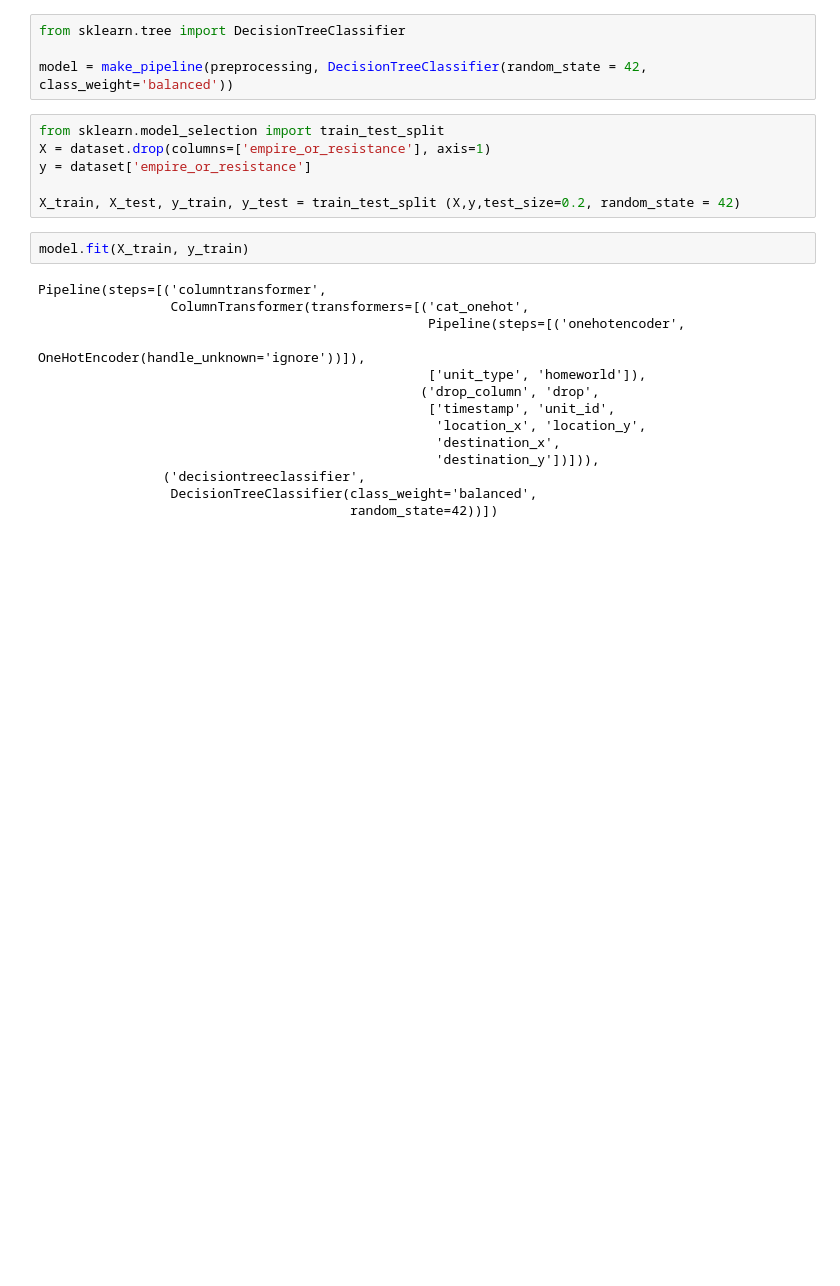
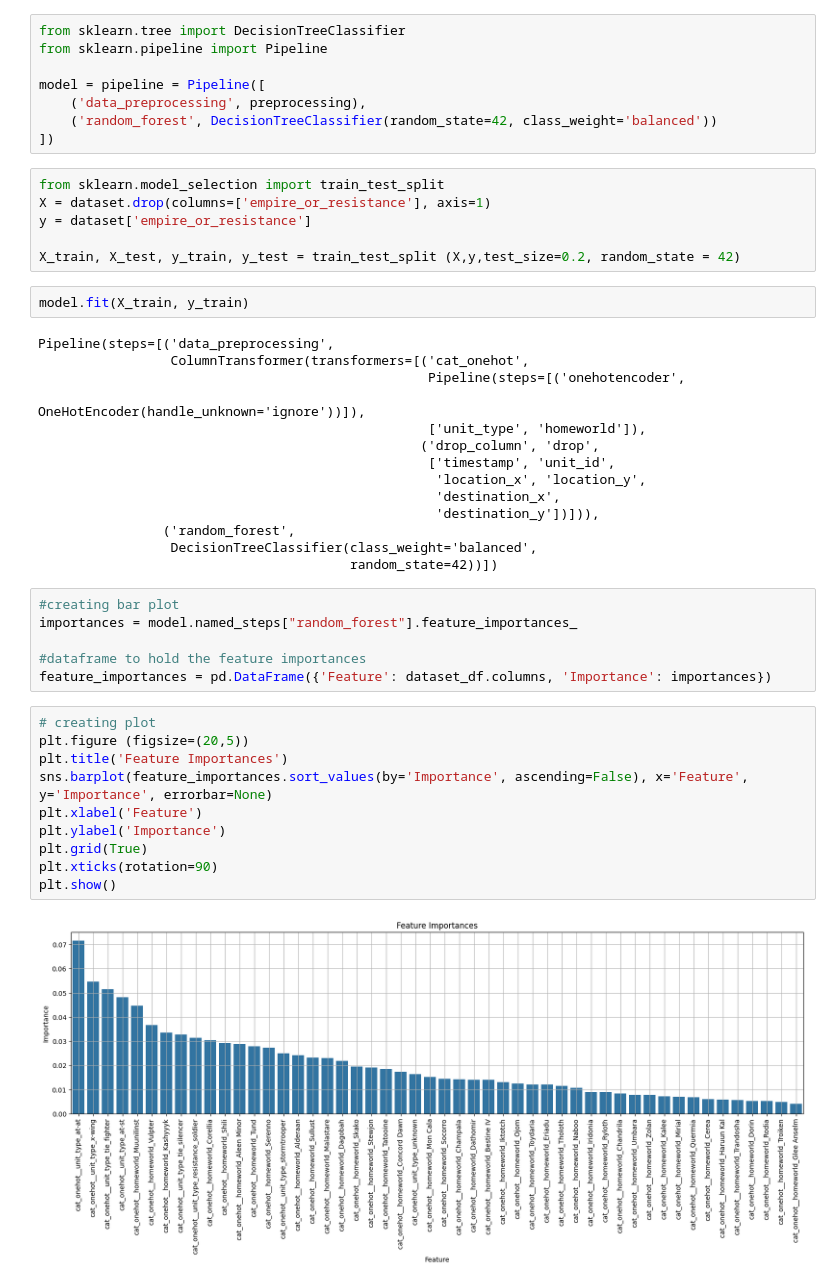
Before and after one commit to KINGTUT10101/EDPGuidedProject3, a Jupyter notebook: pandas_script.ipynb, the cells around one changed output. Saved outputs shown, nothing was run; the diff lists cells and outputs as text; blank space fills up the shorter version.

Commit message:
added bar plot

```diff
--- a/pandas_script.ipynb
+++ b/pandas_script.ipynb
@@ -135,8 +145,12 @@ print (dataset_df.columns.tolist())
 ['cat_onehot__unit_type_at-at', 'cat_onehot__unit_type_at-st', 'cat_onehot__unit_type_resistance_soldier', 'cat_onehot__unit_type_stormtrooper', 'cat_onehot__unit_type_tie_fighter', 'cat_onehot__unit_ ...
 # %%
 from sklearn.tree import DecisionTreeClassifier
+from sklearn.pipeline import Pipeline
 
-model = make_pipeline(preprocessing, DecisionTreeClassifier(random_state = 42, class_weight='balanced'))
+model = pipeline = Pipeline([
+    ('data_preprocessing', preprocessing),
+    ('random_forest', DecisionTreeClassifier(random_state=42, class_weight='balanced'))
+])
 # %%
 from sklearn.model_selection import train_test_split
 X = dataset.drop(columns=['empire_or_resistance'], axis=1)
@@ -146,7 +160,7 @@ X_train, X_test, y_train, y_test = train_test_split (X,y,test_size=0.2, random_s
 # %%
 model.fit(X_train, y_train)
 # %% [output]
-Pipeline(steps=[('columntransformer',
+Pipeline(steps=[('data_preprocessing',
                  ColumnTransformer(transformers=[('cat_onehot',
                                                   Pipeline(steps=[('onehotencoder',
                                                                    OneHotEncoder(handle_unknown='ignore'))]),
@@ -156,6 +170,24 @@ Pipeline(steps=[('columntransformer',
                                                    'location_x', 'location_y',
                                                    'destination_x',
                                                    'destination_y'])])),
-                ('decisiontreeclassifier',
+                ('random_forest',
                  DecisionTreeClassifier(class_weight='balanced',
                                         random_state=42))])
+# %%
+#creating bar plot
+importances = model.named_steps["random_forest"].feature_importances_
+
+#dataframe to hold the feature importances
+feature_importances = pd.DataFrame({'Feature': dataset_df.columns, 'Importance': importances})
+# %%
+# creating plot
+plt.figure (figsize=(20,5))
+plt.title('Feature Importances')
+sns.barplot(feature_importances.sort_values(by='Importance', ascending=False), x='Feature', y='Importance', errorbar=None)
+plt.xlabel('Feature')
+plt.ylabel('Importance')
+plt.grid(True)
+plt.xticks(rotation=90)
+plt.show()
+# %% [output]
+[figure, added]
```
Also changed, not shown: parts of 3 cells of this notebook, 1 other file.
